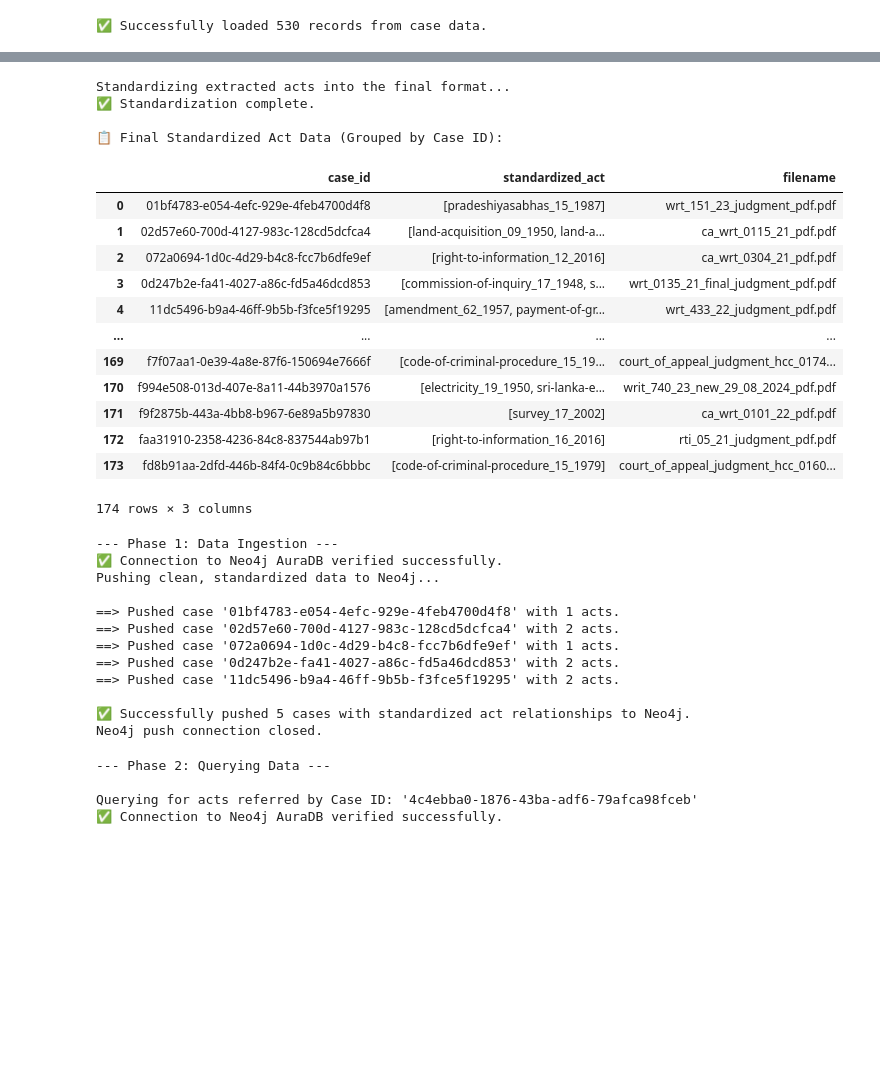
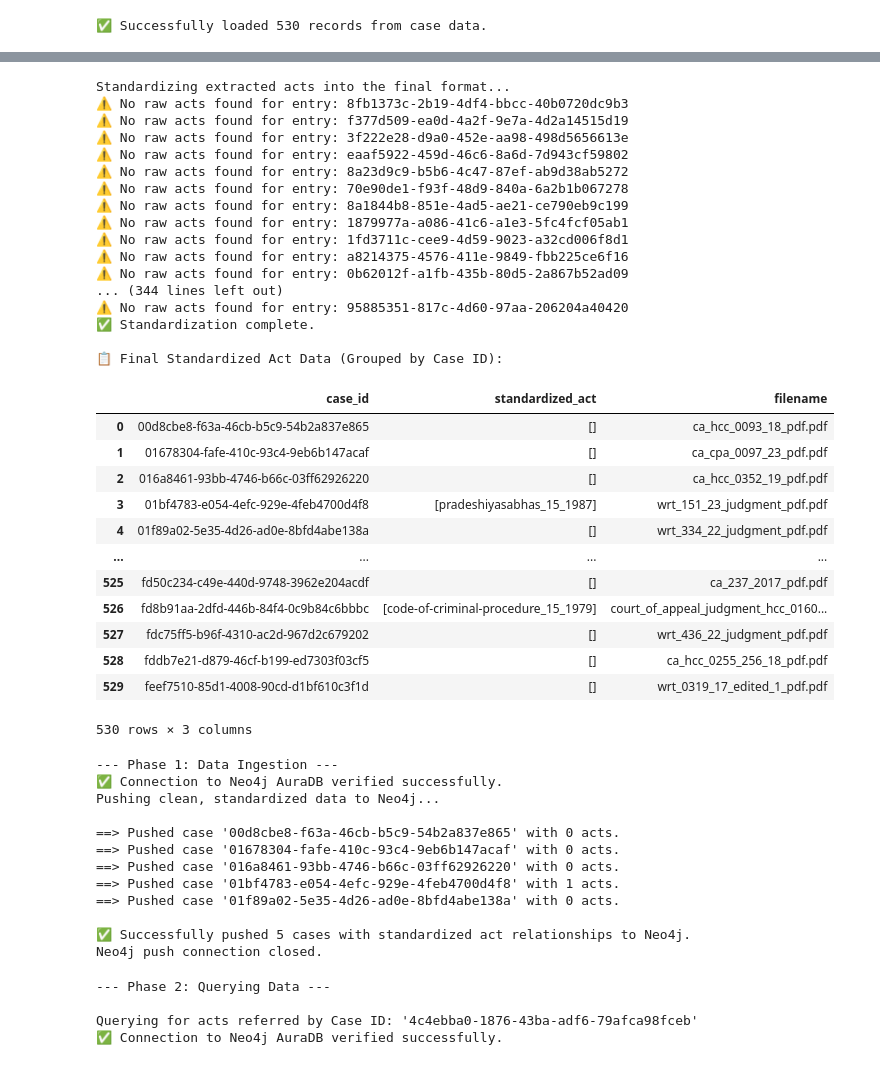
Before and after one commit to HackElite-FYP/Legal-Research-Platform-Core, a Jupyter notebook: cases, acts reference.ipynb, the cells around one changed output, grey strips where cells are left out. Cells and saved outputs as stored; diff of their text form; code cells hidden in the pictures; blank space fills up the shorter version.

Commit message:
fixed case nodes not creating when no acts

```diff
--- a/cases, acts reference.ipynb
+++ b/cases, acts reference.ipynb
@@ -67,6 +67,13 @@ if case_data:
                 "filename":file_name,
                 "raw_acts": sorted(list(set(filtered_acts)))
             })
+        else:
+            print(f"⚠️ No act references found in case {case_id}")
+            raw_case_act_map.append({
+                "case_id": case_id,
+                "filename":file_name,
+                "raw_acts": []
+            })
 
     print(f"✅ Extraction complete. Found act references in {len(raw_case_act_map)} cases.")
 else:
@@ -185,53 +205,74 @@ print("\nStandardizing extracted acts into the final format...")
 if 'raw_case_act_map' in locals() and raw_case_act_map:
     for entry in raw_case_act_map:
         case_id = entry["case_id"]
+        if not entry["raw_acts"]:
+          print(f"⚠️ No raw acts found for entry: {entry['case_id']}")
+          final_structured_list.append({
+              "case_id": case_id,
+              "filename":entry["filename"],
+              "standardized_act": None
+          })
+
         for raw_act in entry["raw_acts"]:
             # Get the structured dictionary with the fully formatted name
             structured_act = standardizer.standardize(raw_act)
             filename = entry["filename"]
 
-            # Format the final string as "Name - No. X - YYYY"
+            # Format the final string as "Name_X_YYYY"
             formatted_string = f"{structured_act['act_name']}_{structured_act['act_number']}_{structured_act['year']}"
 
             final_structured_list.append({
                 "case_id": case_id,
                 "filename":filename,
                 "standardized_act": formatted_string
             })
 
 
     final_df = pd.DataFrame(final_structured_list)
 
     grouped_df = final_df.groupby("case_id").agg({
         "standardized_act": list,
         "filename": "first"
     }).reset_index()
 
     # Show the final results
     print("✅ Standardization complete.")
     print("\n📋 Final Standardized Act Data (Grouped by Case ID):")
     display(grouped_df)
 
 else:
     print("⚠️ No raw act data (`raw_case_act_map`) found to process. Please run the extraction cell first.")
 # %% [output]
 Standardizing extracted acts into the final format...
+⚠️ No raw acts found for entry: 8fb1373c-2b19-4df4-bbcc-40b0720dc9b3
+⚠️ No raw acts found for entry: f377d509-ea0d-4a2f-9e7a-4d2a14515d19
+⚠️ No raw acts found for entry: 3f222e28-d9a0-452e-aa98-498d5656613e
+⚠️ No raw acts found for entry: eaaf5922-459d-46c6-8a6d-7d943cf59802
+⚠️ No raw acts found for entry: 8a23d9c9-b5b6-4c47-87ef-ab9d38ab5272
+⚠️ No raw acts found for entry: 70e90de1-f93f-48d9-840a-6a2b1b067278
+⚠️ No raw acts found for entry: 8a1844b8-851e-4ad5-ae21-ce790eb9c199
+⚠️ No raw acts found for entry: 1879977a-a086-41c6-a1e3-5fc4fcf05ab1
+⚠️ No raw acts found for entry: 1fd3711c-cee9-4d59-9023-a32cd006f8d1
+⚠️ No raw acts found for entry: a8214375-4576-411e-9849-fbb225ce6f16
+⚠️ No raw acts found for entry: 0b62012f-a1fb-435b-80d5-2a867b52ad09
+... (344 lines left out)
+⚠️ No raw acts found for entry: 95885351-817c-4d60-97aa-206204a40420
 ✅ Standardization complete.
 
 📋 Final Standardized Act Data (Grouped by Case ID):
 |  | case_id | standardized_act | filename |
-| 0 | 01bf4783-e054-4efc-929e-4feb4700d4f8 | [pradeshiyasabhas_15_1987] | wrt_151_23_judgment_pdf.pdf |
-| 1 | 02d57e60-700d-4127-983c-128cd5dcfca4 | [land-acquisition_09_1950, land-a... | ca_wrt_0115_21_pdf.pdf |
-| 2 | 072a0694-1d0c-4d29-b4c8-fcc7b6dfe9ef | [right-to-information_12_2016] | ca_wrt_0304_21_pdf.pdf |
-| 3 | 0d247b2e-fa41-4027-a86c-fd5a46dcd853 | [commission-of-inquiry_17_1948, s... | wrt_0135_21_final_judgment_pdf.pdf |
-| 4 | 11dc5496-b9a4-46ff-9b5b-f3fce5f19295 | [amendment_62_1957, payment-of-gr... | wrt_433_22_judgment_pdf.pdf |
+| 0 | 00d8cbe8-f63a-46cb-b5c9-54b2a837e865 | [] | ca_hcc_0093_18_pdf.pdf |
+| 1 | 01678304-fafe-410c-93c4-9eb6b147acaf | [] | ca_cpa_0097_23_pdf.pdf |
+| 2 | 016a8461-93bb-4746-b66c-03ff62926220 | [] | ca_hcc_0352_19_pdf.pdf |
+| 3 | 01bf4783-e054-4efc-929e-4feb4700d4f8 | [pradeshiyasabhas_15_1987] | wrt_151_23_judgment_pdf.pdf |
+| 4 | 01f89a02-5e35-4d26-ad0e-8bfd4abe138a | [] | wrt_334_22_judgment_pdf.pdf |
 | ... | ... | ... | ... |
-| 169 | f7f07aa1-0e39-4a8e-87f6-150694e7666f | [code-of-criminal-procedure_15_19... | court_of_appeal_judgment_hcc_0174... |
-| 170 | f994e508-013d-407e-8a11-44b3970a1576 | [electricity_19_1950, sri-lanka-e... | writ_740_23_new_29_08_2024_pdf.pdf |
-| 171 | f9f2875b-443a-4bb8-b967-6e89a5b97830 | [survey_17_2002] | ca_wrt_0101_22_pdf.pdf |
-| 172 | faa31910-2358-4236-84c8-837544ab97b1 | [right-to-information_16_2016] | rti_05_21_judgment_pdf.pdf |
-| 173 | fd8b91aa-2dfd-446b-84f4-0c9b84c6bbbc | [code-of-criminal-procedure_15_1979] | court_of_appeal_judgment_hcc_0160... |
+| 525 | fd50c234-c49e-440d-9748-3962e204acdf | [] | ca_237_2017_pdf.pdf |
+| 526 | fd8b91aa-2dfd-446b-84f4-0c9b84c6bbbc | [code-of-criminal-procedure_15_1979] | court_of_appeal_judgment_hcc_0160... |
+| 527 | fdc75ff5-b96f-4310-ac2d-967d2c679202 | [] | wrt_436_22_judgment_pdf.pdf |
+| 528 | fddb7e21-d879-46cf-b199-ed7303f03cf5 | [] | ca_hcc_0255_256_18_pdf.pdf |
+| 529 | feef7510-85d1-4008-90cd-d1bf610c3f1d | [] | wrt_0319_17_edited_1_pdf.pdf |
-174 rows × 3 columns
+530 rows × 3 columns
 # %%
 # 🧠 Neo4j Connector Class
 
@@ -334,8 +375,9 @@ try:
     df_to_process = grouped_df.iloc[:5]
     # display(df_to_process)
     for _, row in df_to_process.iterrows():
-        neo4j_conn.push_case_with_acts(row["case_id"], row["filename"], row["standardized_act"])
-        print(f"==> Pushed case '{row['case_id']}' with {len(row['standardized_act'])} acts.")
+        acts = row["standardized_act"] if row["standardized_act"][0] else None
+        neo4j_conn.push_case_with_acts(row["case_id"], row["filename"], acts)
+        print(f"==> Pushed case '{row['case_id']}' with {len(acts) if acts else 0} acts.")
 
         # if pd.notna(row.get("filename")):
         #     neo4j_conn.set_case_metadata(row["case_id"], {"filename": row["filename"]})
@@ -355,11 +397,11 @@ finally:
 ✅ Connection to Neo4j AuraDB verified successfully.
 Pushing clean, standardized data to Neo4j...
 
+==> Pushed case '00d8cbe8-f63a-46cb-b5c9-54b2a837e865' with 0 acts.
+==> Pushed case '01678304-fafe-410c-93c4-9eb6b147acaf' with 0 acts.
+==> Pushed case '016a8461-93bb-4746-b66c-03ff62926220' with 0 acts.
 ==> Pushed case '01bf4783-e054-4efc-929e-4feb4700d4f8' with 1 acts.
-==> Pushed case '02d57e60-700d-4127-983c-128cd5dcfca4' with 2 acts.
-==> Pushed case '072a0694-1d0c-4d29-b4c8-fcc7b6dfe9ef' with 1 acts.
-==> Pushed case '0d247b2e-fa41-4027-a86c-fd5a46dcd853' with 2 acts.
-==> Pushed case '11dc5496-b9a4-46ff-9b5b-f3fce5f19295' with 2 acts.
+==> Pushed case '01f89a02-5e35-4d26-ad0e-8bfd4abe138a' with 0 acts.
 
 ✅ Successfully pushed 5 cases with standardized act relationships to Neo4j.
 Neo4j push connection closed.
```
Also changed, not shown: parts of 2 cells of this notebook.
